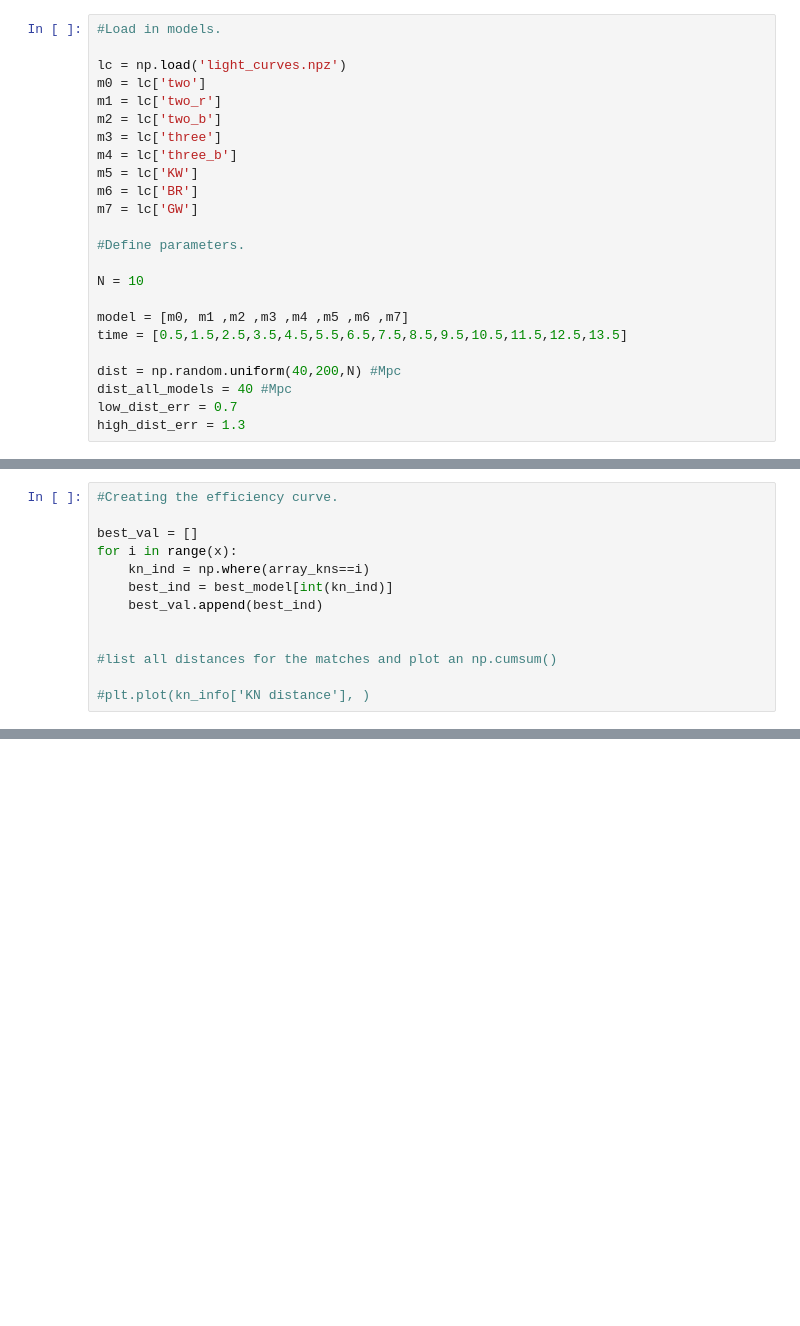
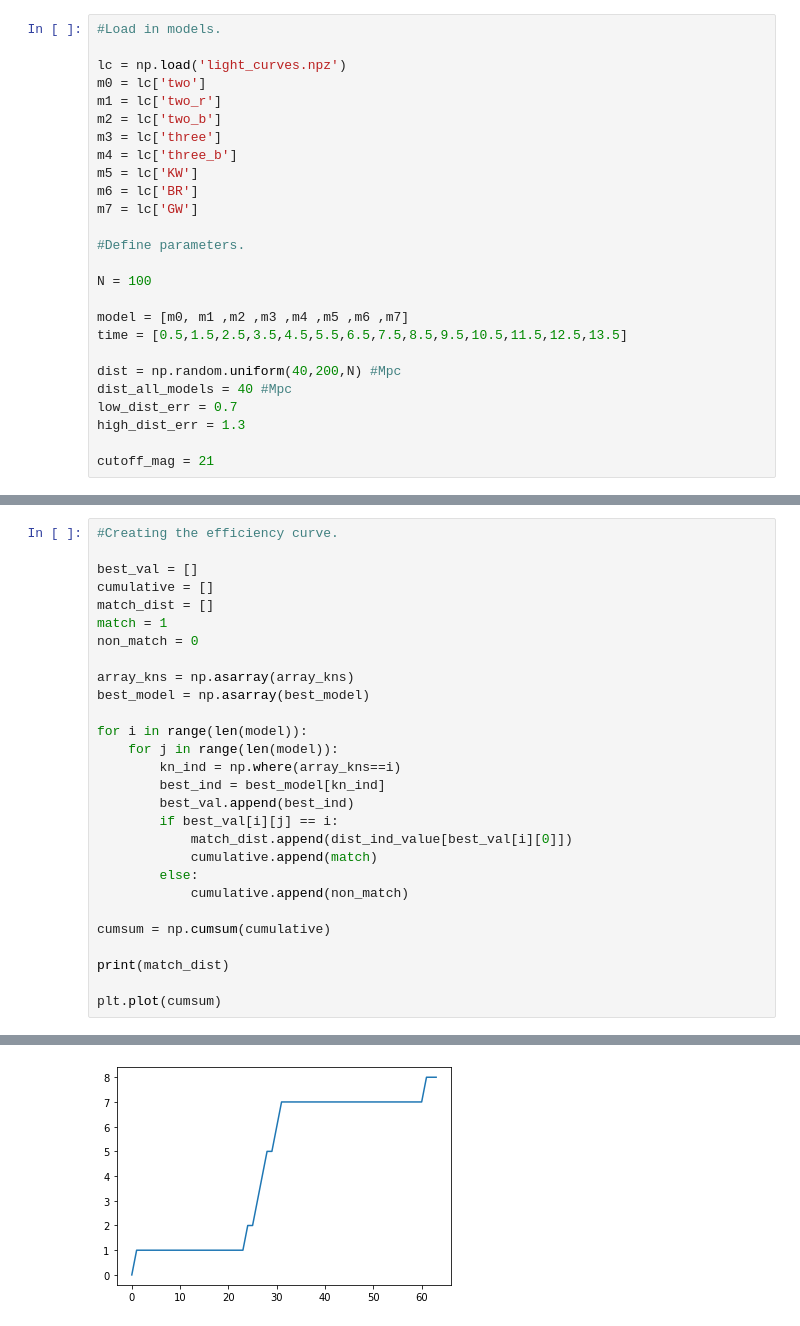
Before and after one commit to alexgoater/gotoproject, a Jupyter notebook: Matching Code.ipynb, the cells around one changed output, grey strips where cells are left out. Cells and saved outputs as stored; diff of their text form; blank space fills up the shorter version.

```diff
--- a/Matching Code.ipynb
+++ b/Matching Code.ipynb
@@ -68,7 +81,7 @@ m7 = lc['GW']
 
 #Define parameters.
 
-N = 10
+N = 100
 
 model = [m0, m1 ,m2 ,m3 ,m4 ,m5 ,m6 ,m7]
 time = [0.5,1.5,2.5,3.5,4.5,5.5,6.5,7.5,8.5,9.5,10.5,11.5,12.5,13.5]
@@ -77,6 +90,8 @@ dist = np.random.uniform(40,200,N) #Mpc
 dist_all_models = 40 #Mpc
 low_dist_err = 0.7
 high_dist_err = 1.3
+
+cutoff_mag = 21
 # %%
 #Simulating N kilonova models in the universe.
 
@@ -142,13 +174,28 @@ print(kn_info)
 #Creating the efficiency curve.
 
 best_val = []
-for i in range(x):
-    kn_ind = np.where(array_kns==i)
-    best_ind = best_model[int(kn_ind)]
-    best_val.append(best_ind)
+cumulative = []
+match_dist = []
+match = 1
+non_match = 0
 
+array_kns = np.asarray(array_kns)
+best_model = np.asarray(best_model)
 
-#list all distances for the matches and plot an np.cumsum()
+for i in range(len(model)):
+    for j in range(len(model)):
+        kn_ind = np.where(array_kns==i)
+        best_ind = best_model[kn_ind]
+        best_val.append(best_ind)
+        if best_val[i][j] == i:
+            match_dist.append(dist_ind_value[best_val[i][0]])
+            cumulative.append(match)
+        else:
+            cumulative.append(non_match)
 
-#plt.plot(kn_info['KN distance'], )
+cumsum = np.cumsum(cumulative)
+
+print(match_dist)
+
+plt.plot(cumsum)
 # %% [output]
@@ -156,3 +204,4 @@ ValueError: either both or neither of x and y should be given
+[figure, added]
 # %%
 plt.figure(figsize=(9,7))
 plt.plot(dist_range, chi_dict['0'], color='black', label='Two Component Model')
```
Also changed, not shown: parts of 7 cells of this notebook.
